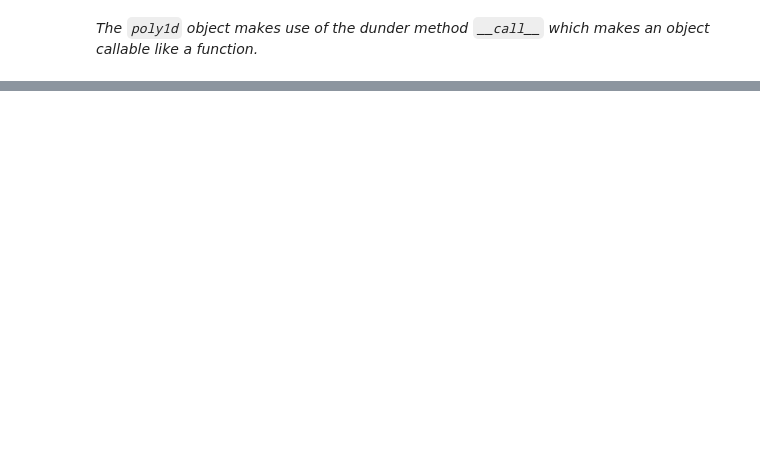
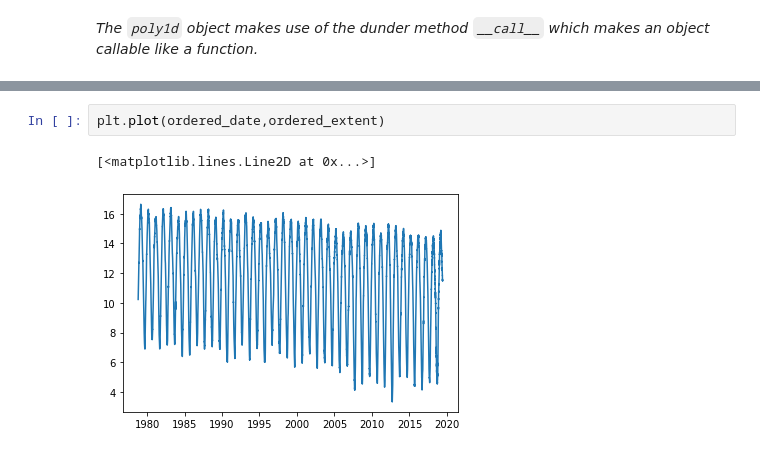
Before and after one commit to eyalnus/Python-Data, a Jupyter notebook: NumPy-full.ipynb, the cells around one changed output, grey strips where cells are left out. Saved outputs shown, nothing was run; the diff lists cells and outputs as text; blank space fills up the shorter version.

```diff
--- a/NumPy-full.ipynb
+++ b/NumPy-full.ipynb
@@ -728,0 +799,5 @@ plt.plot(t, mean_distance, 'g+',t, p3(np.sqrt(t)), 'b-', t, np.sqrt(2*t/np.pi),'
+# %%
+plt.plot(ordered_date,ordered_extent)
+# %% [output]
+[<matplotlib.lines.Line2D at 0x...>]
+[figure, added]
```
Also changed, not shown: parts of 44 cells of this notebook, 1 other file.
